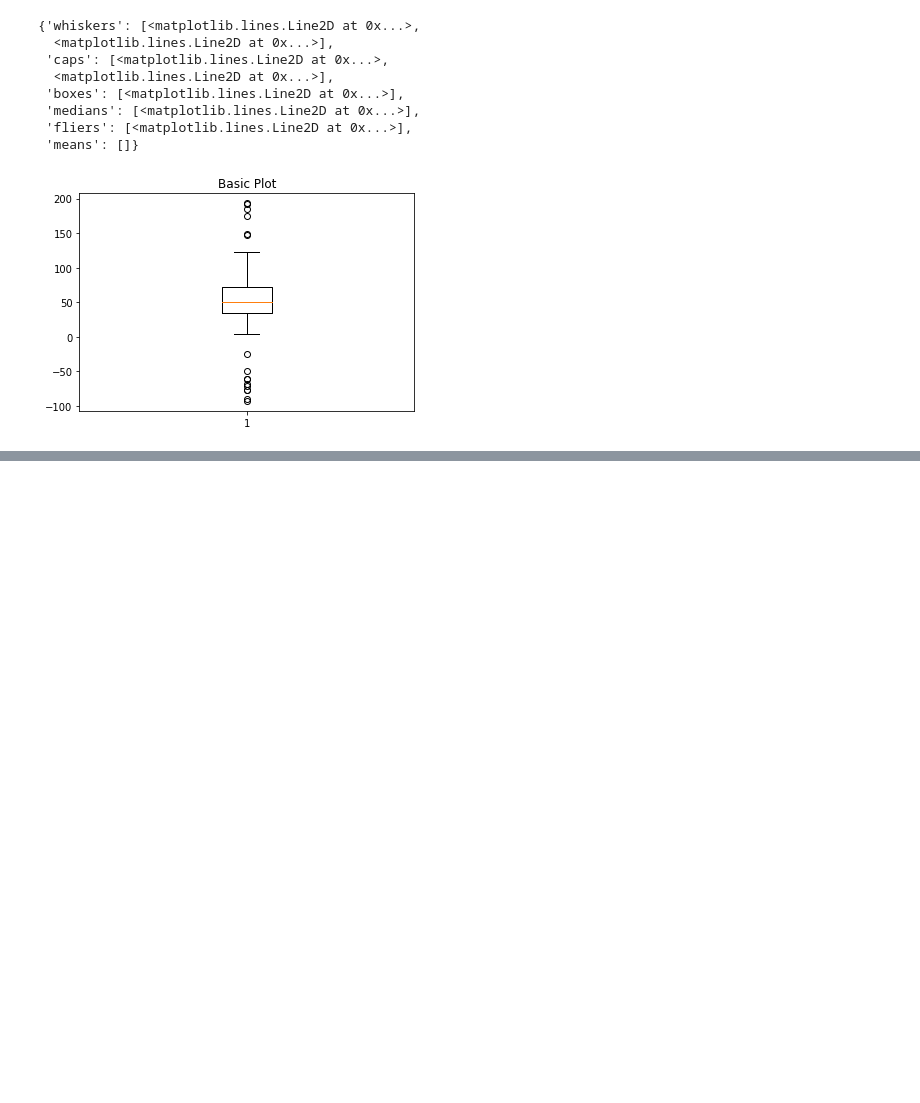
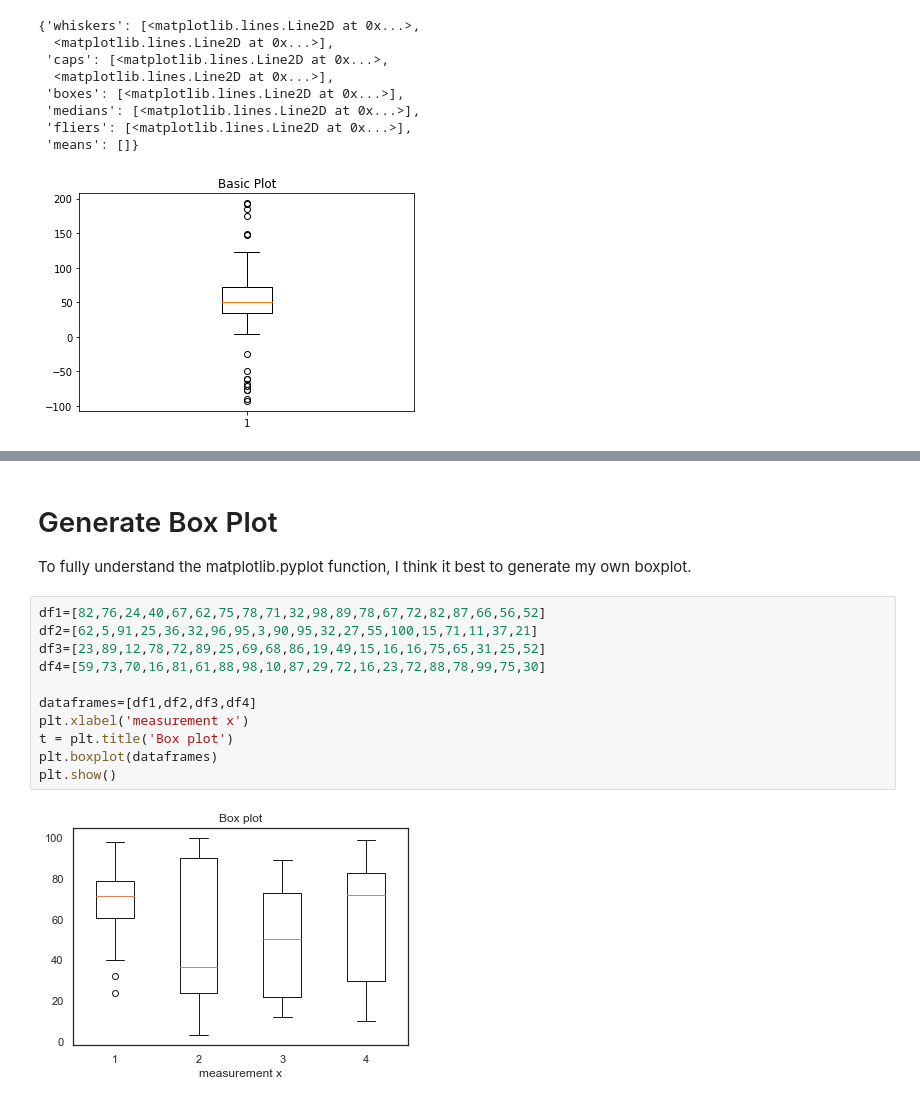
Before and after one commit to ClaireDrummond/Fundamentals-Project-2018, a Jupyter notebook: Box Plots.ipynb, the cells around one changed output, grey strips where cells are left out. Cells and saved outputs as stored; diff of their text form; blank space fills up the shorter version.

Commit message:
created boxplots and experimented with code

```diff
--- a/Box Plots.ipynb
+++ b/Box Plots.ipynb
@@ -70,0 +83,17 @@ ax1.boxplot(data)
+# %% [markdown]
+# Generate Box Plot
+
+To fully understand the matplotlib.pyplot function, I think it best to generate my own boxplot.
+# %%
+df1=[82,76,24,40,67,62,75,78,71,32,98,89,78,67,72,82,87,66,56,52]
+df2=[62,5,91,25,36,32,96,95,3,90,95,32,27,55,100,15,71,11,37,21]
+df3=[23,89,12,78,72,89,25,69,68,86,19,49,15,16,16,75,65,31,25,52]
+df4=[59,73,70,16,81,61,88,98,10,87,29,72,16,23,72,88,78,99,75,30]
+
+dataframes=[df1,df2,df3,df4]
+plt.xlabel('measurement x')
+t = plt.title('Box plot')
+plt.boxplot(dataframes)
+plt.show()
+# %% [output]
+[figure, added]
```
Also changed, not shown: parts of 4 cells of this notebook, 1 other file.
